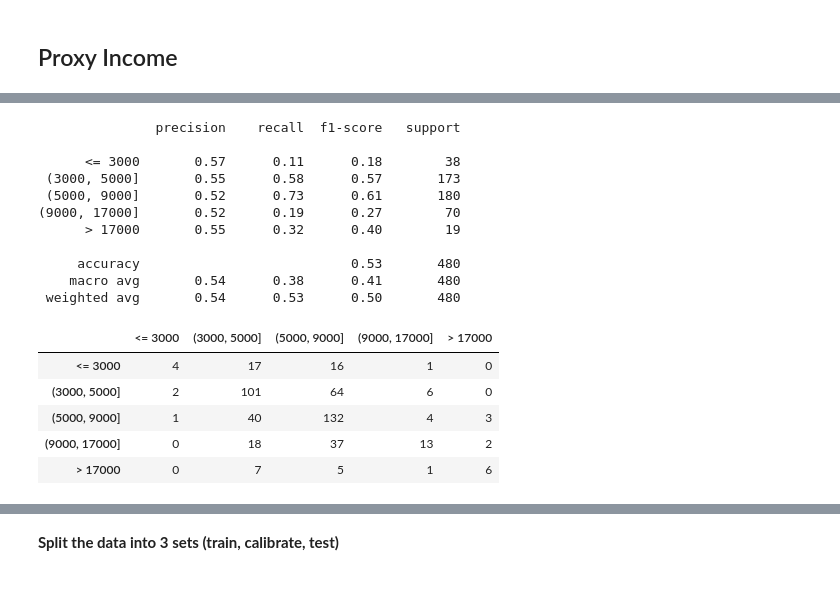
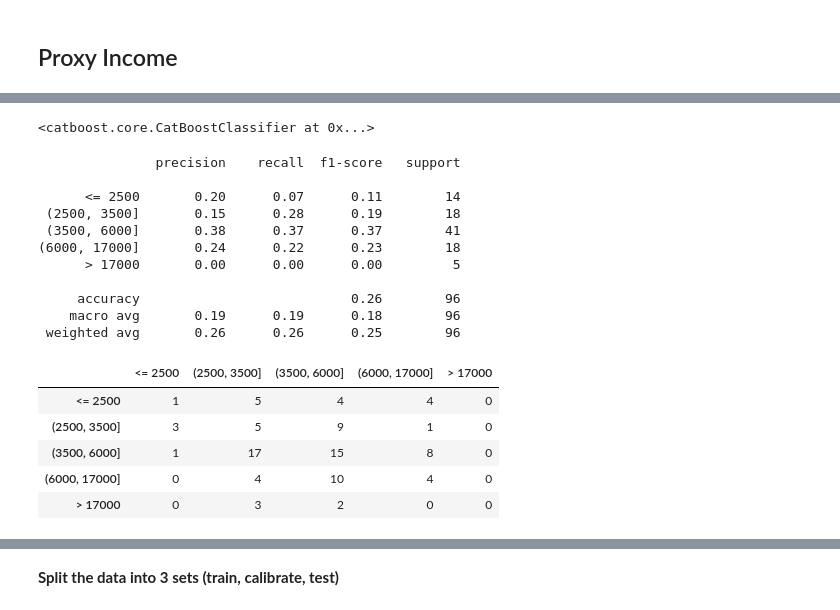
Before and after one commit to nutorbit/uncertainty-modeling, a Jupyter notebook: notebooks/00_conformal_prediction.ipynb, the cells around one changed output, grey strips where cells are left out. Cells and saved outputs as stored; diff of their text form; code cells hidden in the pictures.

```diff
--- a/notebooks/00_conformal_prediction.ipynb
+++ b/notebooks/00_conformal_prediction.ipynb
@@ -83,14 +157,15 @@ def encode_categorical_features(df: pd.DataFrame, feature_cols: List[str], targe
     df_encoded = encoder.fit_transform(df_encoded[feature_cols], df_encoded[target_col])
     return safe_df(df_encoded, feature_cols), encoder
 
+
 ## One-hot
-# def encode_categorical_features(df: pd.DataFrame, feature_cols: List[str], target_col: str = None) -> Tuple[pd.DataFrame, ...]:
-#     if not feature_cols:
-#         return None, None
-#     df_encoded = df.copy()
-#     encoder = OneHotEncoder()
-#     df_encoded = encoder.fit_transform(df_encoded[feature_cols])
-#     return safe_df(df_encoded), encoder
+def encode_categorical_features_v2(df: pd.DataFrame, feature_cols: List[str], target_col: str = None) -> Tuple[pd.DataFrame, ...]:
+    if not feature_cols:
+        return None, None
+    df_encoded = df.copy()
+    encoder = OneHotEncoder()
+    df_encoded = encoder.fit_transform(df_encoded[feature_cols])
+    return safe_df(df_encoded), encoder
 
 
 def encode_numerical_features(df: pd.DataFrame, feature_cols: List[str]) -> Tuple[pd.DataFrame, ...]:
@@ -215,39 +379,58 @@ mean_scores, best_model = rollout_result(
 # %%
-encoded, encoder = encode_categorical_features(df_copy, ["Gender", "Married", "Dependents", "Education", "Self_Employed", "Property_Area"], None)
+train, test = train_test_split(df_copy, test_size=0.2, random_state=123)
+
+train_encoded, encoder = encode_categorical_features_v2(
+    train,
+    ["Gender", "Married", "Dependents", "Education", "Self_Employed", "Property_Area"]
+)
+
+train_encoded["target"] = train["ApplicantIncomeBin"].reset_index(drop=True)
+# %%
+model = CatBoostClassifier(iterations=1e3, depth=5, verbose=0)
+model.fit(
+    train_encoded.drop("target", axis=1),
+    train_encoded["target"]
+)
+# %% [output]
+<catboost.core.CatBoostClassifier at 0x...>
+# %%
+test_encoded = apply_encoder(test, encoder, ["Gender", "Married", "Dependents", "Education", "Self_Employed", "Property_Area"])
+
+test_encoded["target"] = test["ApplicantIncomeBin"].reset_index(drop=True)
 # %%
 print(
     classification_report(
-        df_copy["TotalIncomeBin"],
-        best_model.predict(encoded),
-        labels=["<= 3000", "(3000, 5000]", "(5000, 9000]", "(9000, 17000]", "> 17000"]
+        test_encoded["target"],
+        model.predict(test_encoded.drop("target", axis=1)),
+        labels=applicant_income_bin_names
     )
 )
 # %% [output]
                precision    recall  f1-score   support
 
-      <= 3000       0.57      0.11      0.18        38
- (3000, 5000]       0.55      0.58      0.57       173
- (5000, 9000]       0.52      0.73      0.61       180
-(9000, 17000]       0.52      0.19      0.27        70
-      > 17000       0.55      0.32      0.40        19
+      <= 2500       0.20      0.07      0.11        14
+ (2500, 3500]       0.15      0.28      0.19        18
+ (3500, 6000]       0.38      0.37      0.37        41
+(6000, 17000]       0.24      0.22      0.23        18
+      > 17000       0.00      0.00      0.00         5
 
-     accuracy                           0.53       480
-    macro avg       0.54      0.38      0.41       480
- weighted avg       0.54      0.53      0.50       480
+     accuracy                           0.26        96
+    macro avg       0.19      0.19      0.18        96
+ weighted avg       0.26      0.26      0.25        96
 # %%
 pd.DataFrame(
     confusion_matrix(
-        df_copy["TotalIncomeBin"],
-        best_model.predict(encoded),
-        labels=["<= 3000", "(3000, 5000]", "(5000, 9000]", "(9000, 17000]", "> 17000"]
+        test_encoded["target"],
+        model.predict(test_encoded.drop("target", axis=1)),
+        labels=applicant_income_bin_names
     ),
-    index=["<= 3000", "(3000, 5000]", "(5000, 9000]", "(9000, 17000]", "> 17000"],
-    columns=["<= 3000", "(3000, 5000]", "(5000, 9000]", "(9000, 17000]", "> 17000"]
+    index=applicant_income_bin_names,
+    columns=applicant_income_bin_names
 )
 # %% [output]
-|  | <= 3000 | (3000, 5000] | (5000, 9000] | (9000, 17000] | > 17000 |
-| <= 3000 | 4 | 17 | 16 | 1 | 0 |
-| (3000, 5000] | 2 | 101 | 64 | 6 | 0 |
-| (5000, 9000] | 1 | 40 | 132 | 4 | 3 |
-| (9000, 17000] | 0 | 18 | 37 | 13 | 2 |
-| > 17000 | 0 | 7 | 5 | 1 | 6 |
+|  | <= 2500 | (2500, 3500] | (3500, 6000] | (6000, 17000] | > 17000 |
+| <= 2500 | 1 | 5 | 4 | 4 | 0 |
+| (2500, 3500] | 3 | 5 | 9 | 1 | 0 |
+| (3500, 6000] | 1 | 17 | 15 | 8 | 0 |
+| (6000, 17000] | 0 | 4 | 10 | 4 | 0 |
+| > 17000 | 0 | 3 | 2 | 0 | 0 |
```
Also changed, not shown: parts of 43 cells of this notebook, 1 other file.
